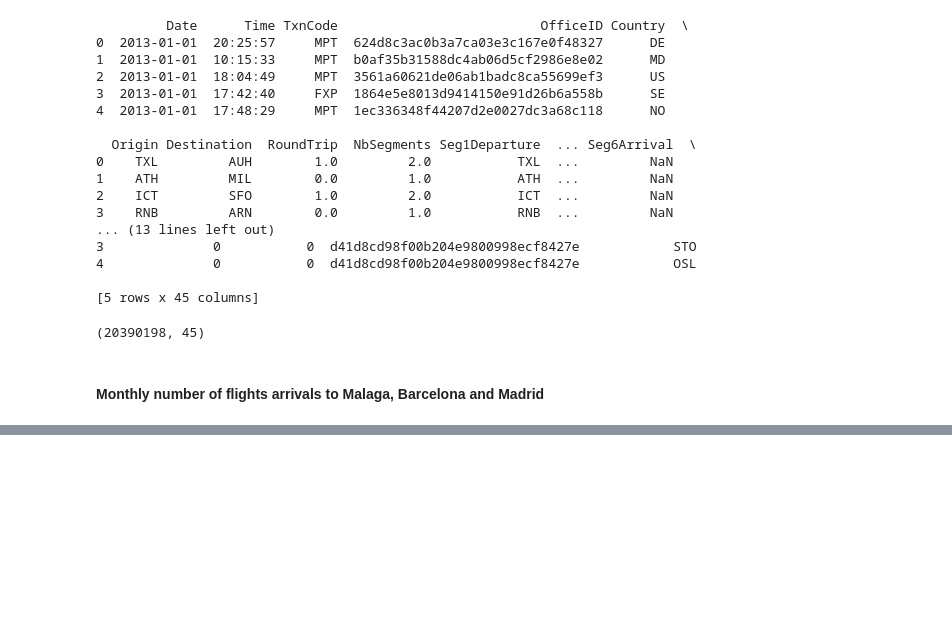
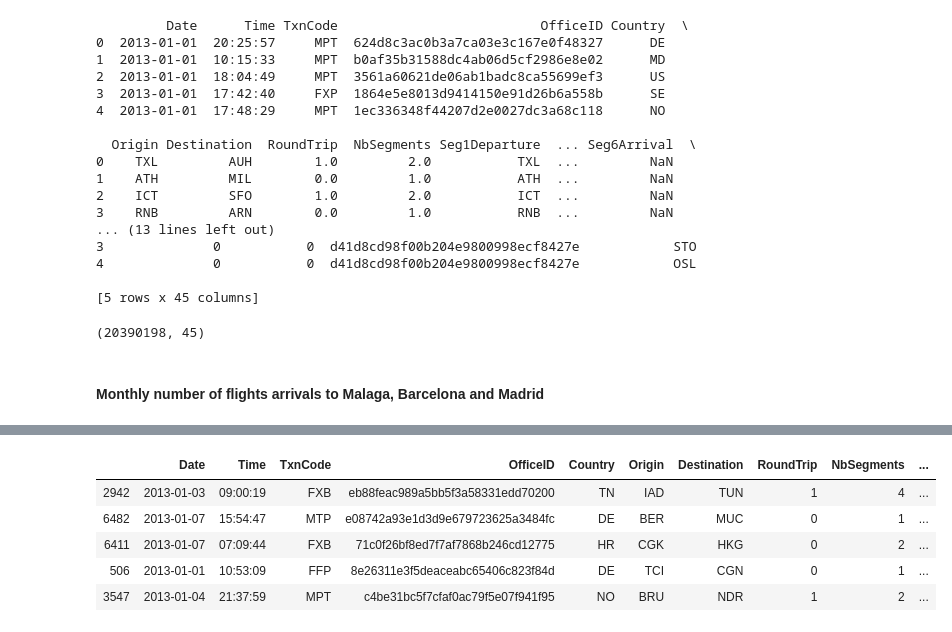
Before and after one commit to matozqui/python, a Jupyter notebook: AmadeusChallenge/Exercises.ipynb, the cells around one changed output, grey strips where cells are left out. Cells and saved outputs as stored; diff of their text form; code cells hidden in the pictures; blank space fills up the shorter version.

```diff
--- a/AmadeusChallenge/Exercises.ipynb
+++ b/AmadeusChallenge/Exercises.ipynb
@@ -155,0 +164,9 @@ df_searches_dates.unstack(level=-2).plot()
+# %%
+searches.sample(5)
+# %% [output]
+|  | Date | Time | TxnCode | OfficeID | Country | Origin | Destination | RoundTrip | NbSegments | ... |
+| 2942 | 2013-01-03 | 09:00:19 | FXB | eb88feac989a5bb5f3a58331edd70200 | TN | IAD | TUN | 1 | 4 | ... |
+| 6482 | 2013-01-07 | 15:54:47 | MTP | e08742a93e1d3d9e679723625a3484fc | DE | BER | MUC | 0 | 1 | ... |
+| 6411 | 2013-01-07 | 07:09:44 | FXB | 71c0f26bf8ed7f7af7868b246cd12775 | HR | CGK | HKG | 0 | 2 | ... |
+| 506 | 2013-01-01 | 10:53:09 | FFP | 8e26311e3f5deaceabc65406c823f84d | DE | TCI | CGN | 0 | 1 | ... |
+| 3547 | 2013-01-04 | 21:37:59 | MPT | c4be31bc5f7cfaf0ac79f5e07f941f95 | NO | BRU | NDR | 1 | 2 | ... |
```
Also changed, not shown: parts of 43 cells of this notebook.
